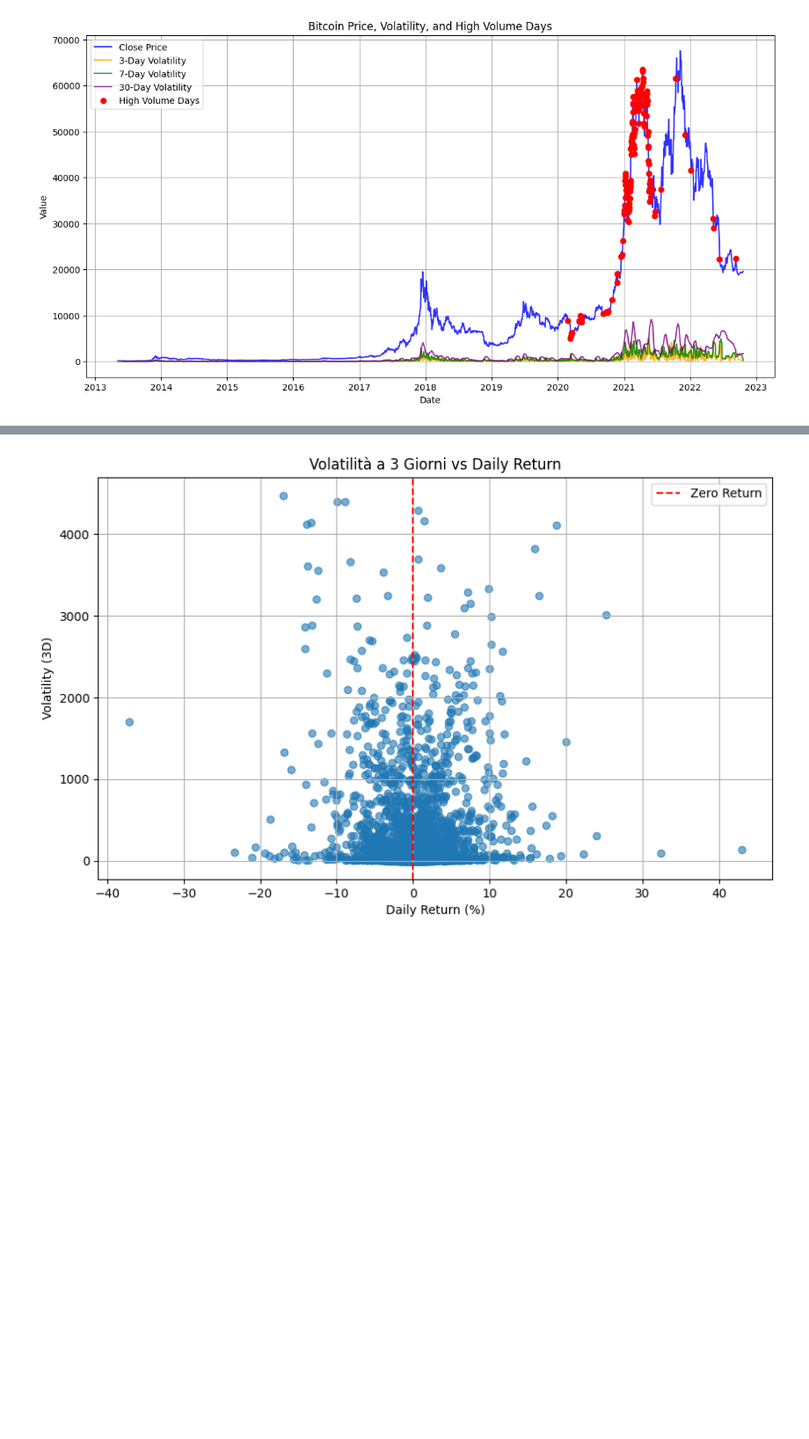
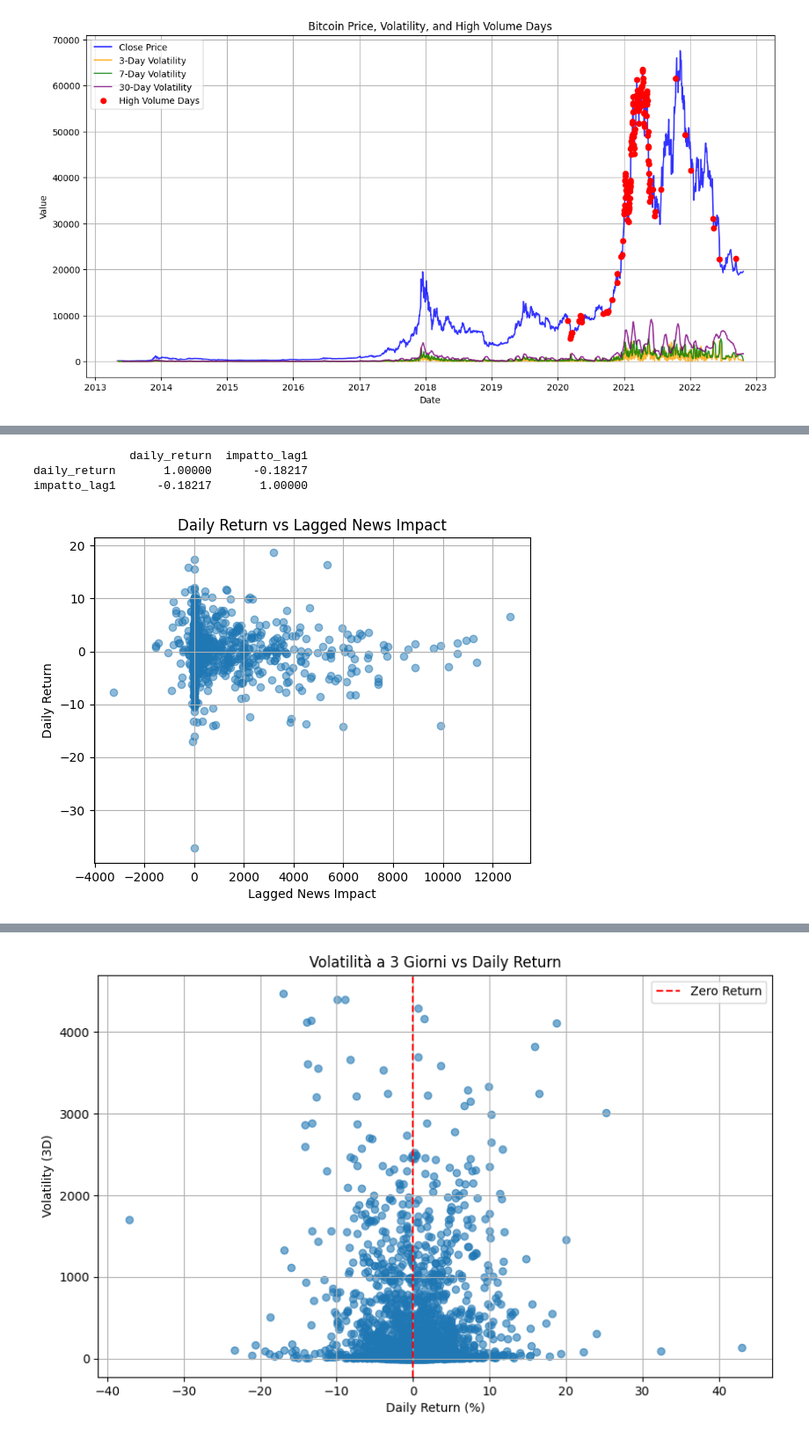
Before and after one commit to riccardoscut/riccardoscut, a Jupyter notebook: CrypToData.ipynb, the cells around one changed output, grey strips where cells are left out. Shown at 88% size. Drawn from its saved outputs; the diff is of its cells as text; code cells hidden in the pictures; blank space fills up the shorter version.

```diff
--- a/CrypToData.ipynb
+++ b/CrypToData.ipynb
@@ -139,0 +333,21 @@ plt.show()
+# %%
+high_impact_news = btc_with_news[(btc_with_news['impatto_lag1'] > btc_with_news['impatto_lag1'].quantile(0.95)) |
+                                 (btc_with_news['impatto_lag1'] < btc_with_news['impatto_lag1'].quantile(0.05))]
+
+correlation_high_impact = high_impact_news[['daily_return', 'impatto_lag1']].corr()
+print(correlation_high_impact)
+# %% [output]
+              daily_return  impatto_lag1
+daily_return       1.00000      -0.18217
+impatto_lag1      -0.18217       1.00000
+# %%
+import matplotlib.pyplot as plt
+
+plt.scatter(btc_with_news['impatto_lag1'], btc_with_news['daily_return'], alpha=0.5)
+plt.title('Daily Return vs Lagged News Impact')
+plt.xlabel('Lagged News Impact')
+plt.ylabel('Daily Return')
+plt.grid()
+plt.show()
+# %% [output]
+[figure, added]
```
Also changed, not shown: parts of 18 cells of this notebook, 11 other files.
